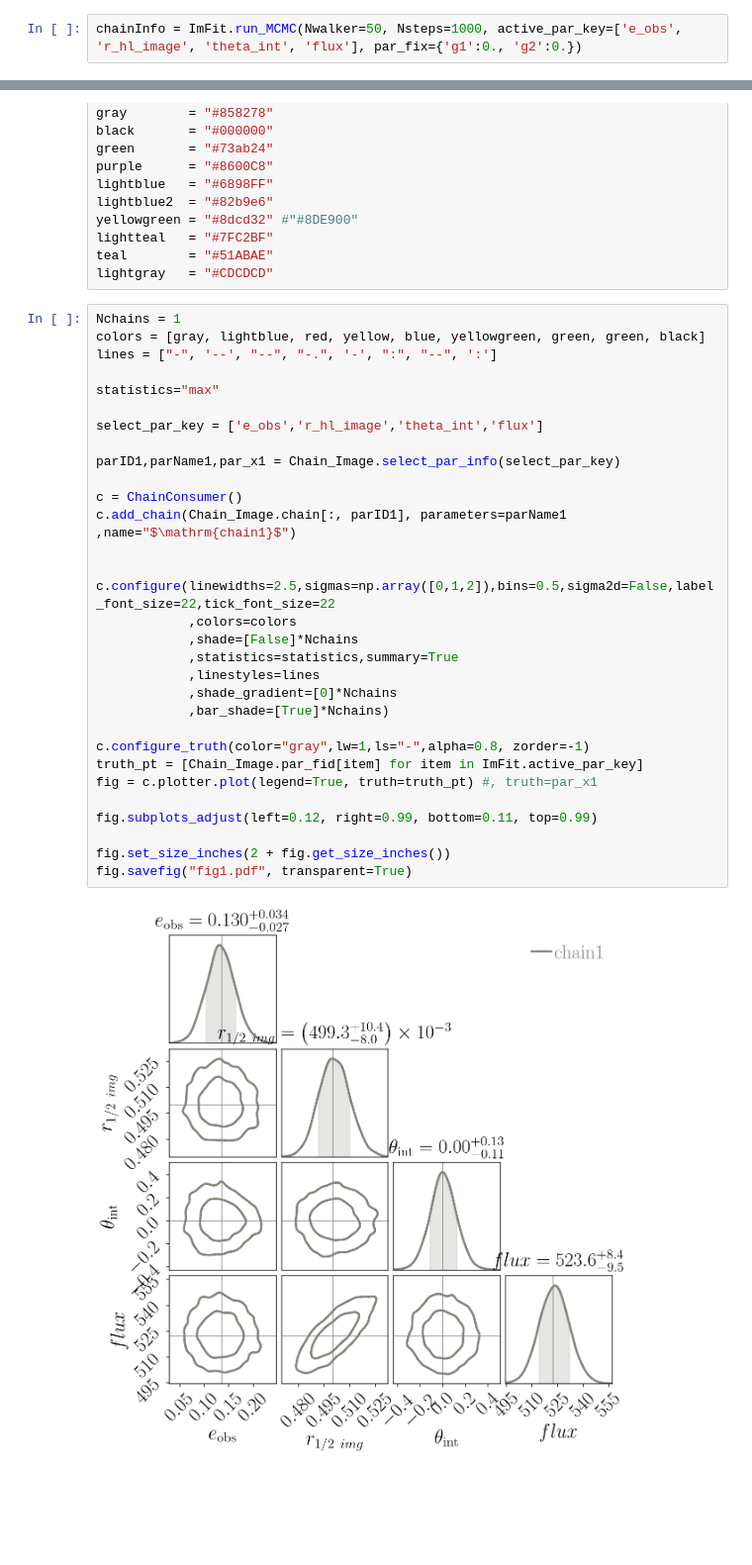
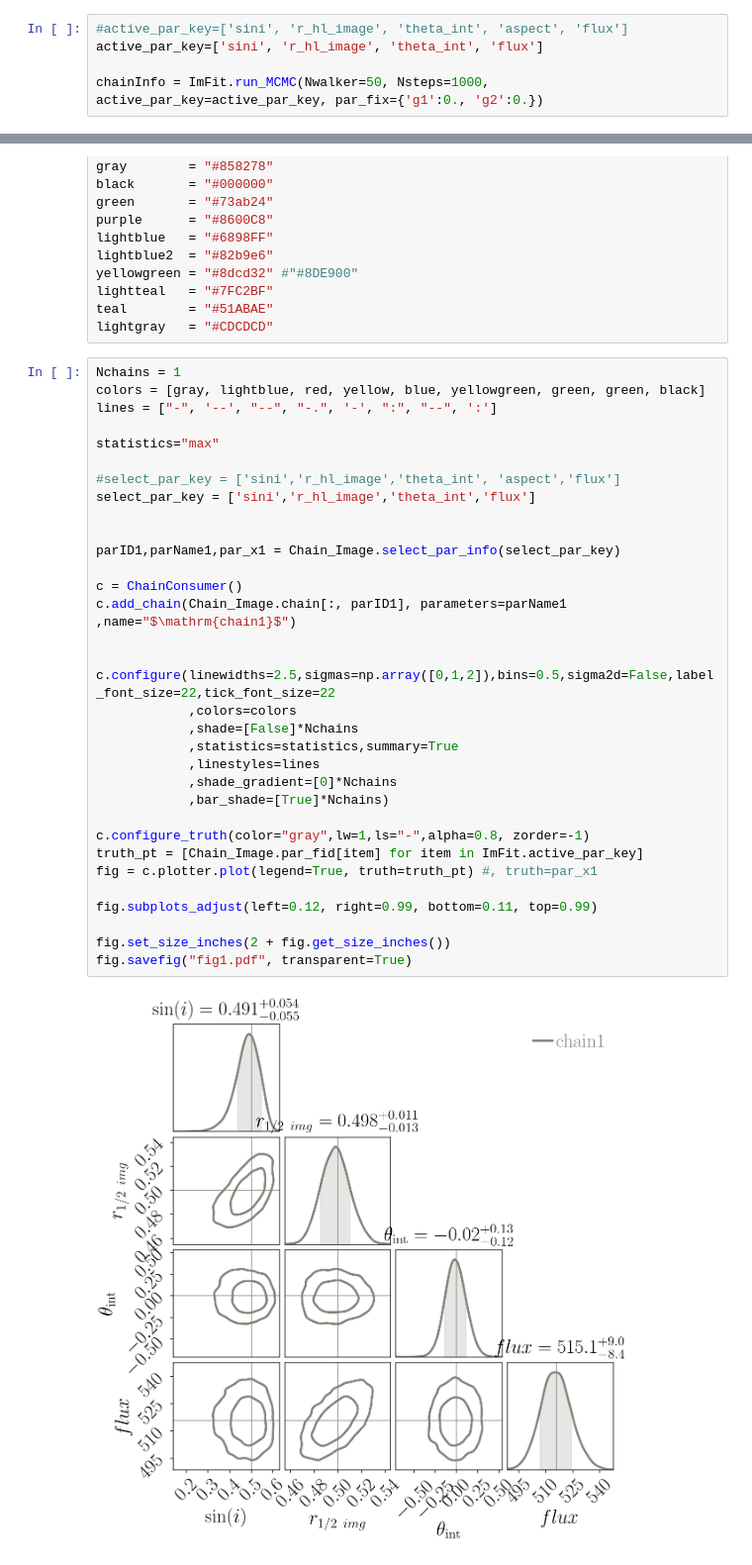
Before and after one commit to KinematicLensing/BinnedFit, a Jupyter notebook: notebook/[demo] ImageFit.ipynb, the cells around one changed output, grey strips where cells are left out. Shown at 99% size. Saved outputs shown, nothing was run; the diff lists cells and outputs as text; blank space fills up the shorter version.

Commit message:
update imageFit & notebooks to be compatible with galsim.InclinedSersic

```diff
--- a/notebook/[demo] ImageFit.ipynb
+++ b/notebook/[demo] ImageFit.ipynb
@@ -84,5 +84,8 @@ dataInfo['image'].display(xlim=[-2,2])
 # %%
 ImFit = ImageFit(image=dataInfo['image'], par_init = dataInfo['par_fid'])
 # %%
-chainInfo = ImFit.run_MCMC(Nwalker=50, Nsteps=1000, active_par_key=['e_obs', 'r_hl_image', 'theta_int', 'flux'], par_fix={'g1':0., 'g2':0.})
+#active_par_key=['sini', 'r_hl_image', 'theta_int', 'aspect', 'flux']
+active_par_key=['sini', 'r_hl_image', 'theta_int', 'flux']
+
+chainInfo = ImFit.run_MCMC(Nwalker=50, Nsteps=1000, active_par_key=active_par_key, par_fix={'g1':0., 'g2':0.})
 # %% [output]
@@ -136,32 +139,34 @@ lightgray   = "#CDCDCD"
 Nchains = 1
 colors = [gray, lightblue, red, yellow, blue, yellowgreen, green, green, black]
 lines = ["-", '--', "--", "-.", '-', ":", "--", ':']
 
 statistics="max"
 
-select_par_key = ['e_obs','r_hl_image','theta_int','flux']
+#select_par_key = ['sini','r_hl_image','theta_int', 'aspect','flux']
+select_par_key = ['sini','r_hl_image','theta_int','flux']
+
 
 parID1,parName1,par_x1 = Chain_Image.select_par_info(select_par_key)
 
 c = ChainConsumer()
 c.add_chain(Chain_Image.chain[:, parID1], parameters=parName1 ,name="$\mathrm{chain1}$")
 
 
 c.configure(linewidths=2.5,sigmas=np.array([0,1,2]),bins=0.5,sigma2d=False,label_font_size=22,tick_font_size=22
             ,colors=colors
             ,shade=[False]*Nchains
             ,statistics=statistics,summary=True
             ,linestyles=lines
             ,shade_gradient=[0]*Nchains
             ,bar_shade=[True]*Nchains)
 
 c.configure_truth(color="gray",lw=1,ls="-",alpha=0.8, zorder=-1)
 truth_pt = [Chain_Image.par_fid[item] for item in ImFit.active_par_key]
 fig = c.plotter.plot(legend=True, truth=truth_pt) #, truth=par_x1
 
 fig.subplots_adjust(left=0.12, right=0.99, bottom=0.11, top=0.99)
 
 fig.set_size_inches(2 + fig.get_size_inches())
 fig.savefig("fig1.pdf", transparent=True)
 # %% [output]
-[figure, old version]
+[figure, new version]
```
Also changed, not shown: parts of 6 cells of this notebook, 5 other files.
